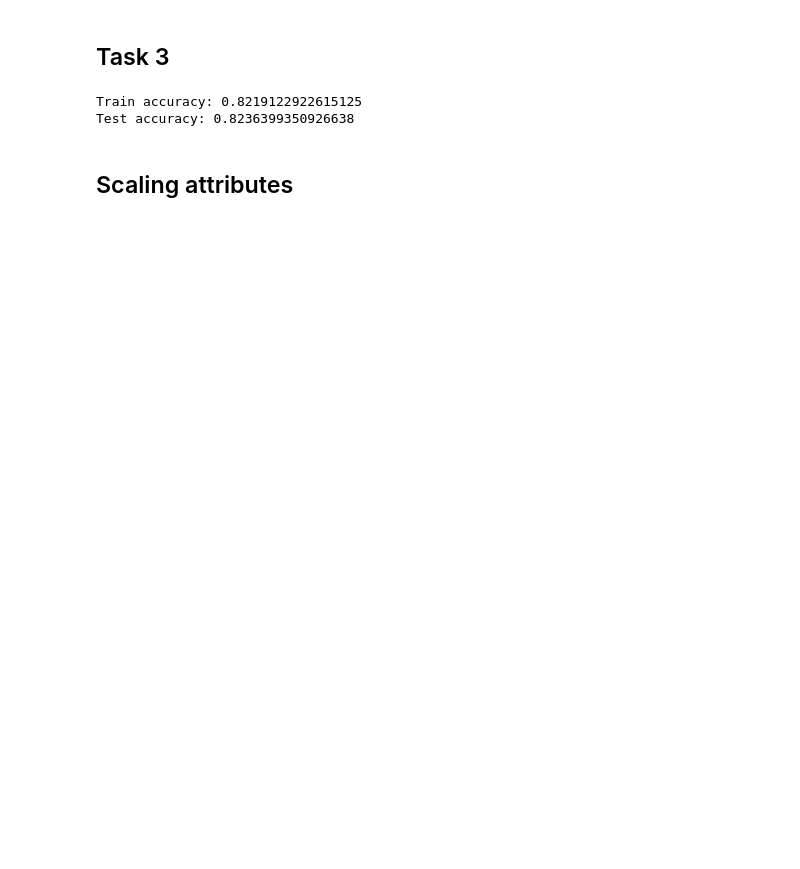
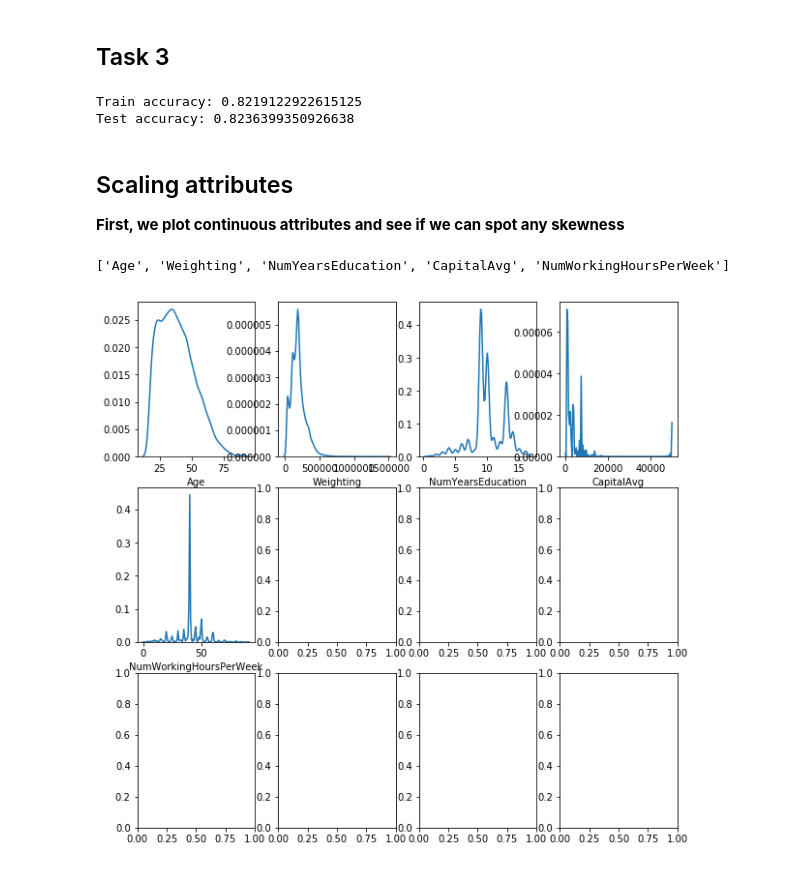
Before and after one commit to Wesleyzxc/DataMining, a Jupyter notebook: DMProj1.ipynb, the cells around one changed output. Cells and saved outputs as stored; diff of their text form; code cells hidden in the pictures; blank space fills up the shorter version.

```diff
--- a/DMProj1.ipynb
+++ b/DMProj1.ipynb
@@ -338,27 +330,30 @@ print("Test accuracy:", model.score(X_test, y_test))
 # %% [output]
 Train accuracy: 0.8219122922615125
 Test accuracy: 0.8236399350926638
-# %% [markdown]
-## Scaling attributes
+# %% [markdown]
+## Scaling attributes
+**First, we plot continuous attributes and see if we can spot any skewness**
 # %%
 # get columns from X
 cols = X.columns
 cols = [col for col in cols]
 cols.remove('Sex')
 cols.remove('CountryOfOrigin')
 cols.remove('Marital-Status')
 cols.remove('Occupation')
 cols.remove('Relationship')
 cols.remove('WorkClass')
 cols.remove('Education')
-cols.remove('Weighting')
 print(cols)
 
 # visualise the columns
 fig, ax = plt.subplots(3,4, figsize=(10,10), sharex=False)
 
 # draw distplots on each inspected column in X
 for i, col in enumerate(cols):
     sns.distplot(X[col].dropna(), hist=False, ax=ax[int(i/4)][i%4])
 
 plt.show()
+# %% [output]
+['Age', 'Weighting', 'NumYearsEducation', 'CapitalAvg', 'NumWorkingHoursPerWeek']
+[figure, added]
```
Also changed, not shown: parts of 5 cells of this notebook.
